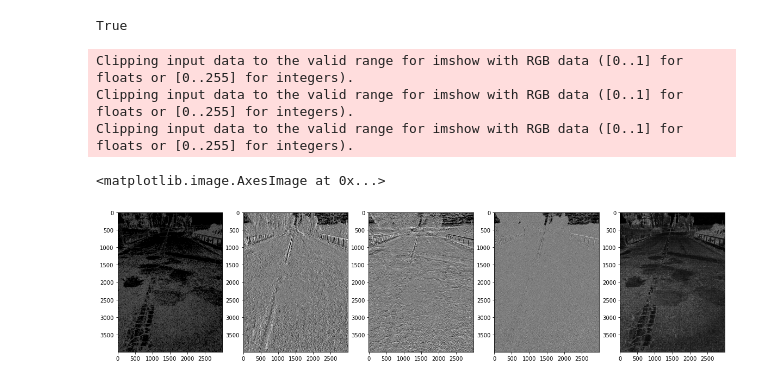
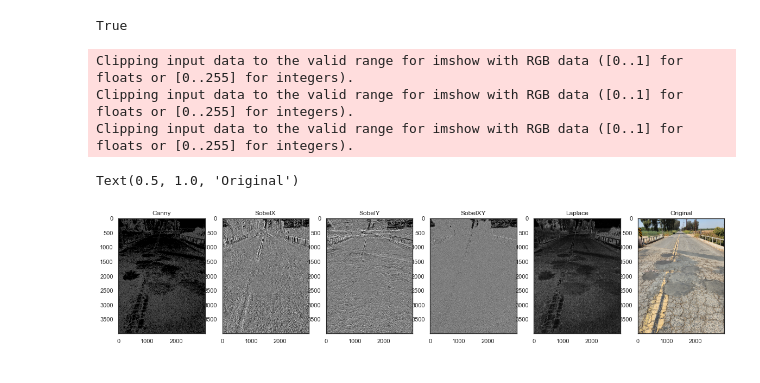
Before and after one commit to itspalomo/bridgeroadinspectiondrone, a Jupyter notebook: image_processing/edge_detection.ipynb, the cells around one changed output. Cells and saved outputs as stored; diff of their text form; code cells hidden in the pictures.

Commit message:
Changed theme and labels to matplotlib output and added original

```diff
--- a/image_processing/edge_detection.ipynb
+++ b/image_processing/edge_detection.ipynb
@@ -7,7 +7,7 @@ import cv2
 import numpy as np
 # %%
 def edgeDetectSobel(path):
-    img = cv2.imread(f'{path}')
+    img = cv2.imread(f'{path}', cv2.IMREAD_COLOR)
 
     # Convert to graycsale
     img_gray = cv2.cvtColor(img, cv2.COLOR_BGR2GRAY)
@@ -25,7 +25,10 @@ def edgeDetectSobel(path):
     edges = cv2.Canny(image=img_blur, threshold1=100, threshold2=200) # Canny Edge Detection
     edges = cv2.cvtColor(edges, cv2.COLOR_BGR2RGB)
 
-    return edges, sobelx, sobely, sobelxy
+    return edges, sobelx, sobely, sobelxy, img
+# %%
+
+sns.set_theme(style="white", palette="pastel")
 # %%
 def edgeDetectLaplace(path):
     ddepth = cv2.CV_16S
@@ -58,23 +61,37 @@ canny = edge[0]
 sobelx = edge[1]
 sobely = edge[2]
 sobelxy = edge[3]
+original = edge[4]
 laplace = edge2
 cv2.imwrite('therm.jpg',edge2)
 # %% [output]
 True
 # %%
 
-f, ax = plt.subplots(1,5)
+f, ax = plt.subplots(1,6)
 f.set_figheight(20)
 f.set_figwidth(20)
+
 ax[0].imshow(canny)
+ax[0].set_title('Canny')
+
 ax[1].imshow(sobelx)
+ax[1].set_title('SobelX')
+
 ax[2].imshow(sobely)
+ax[2].set_title('SobelY')
+
 ax[3].imshow(sobelxy)
+ax[3].set_title('SobelXY')
+
 ax[4].imshow(laplace)
+ax[4].set_title('Laplace')
+
+ax[5].imshow(cv2.cvtColor(original, cv2.COLOR_BGR2RGB))
+ax[5].set_title('Original')
 # %% [output]
 Clipping input data to the valid range for imshow with RGB data ([0..1] for floats or [0..255] for integers).
 Clipping input data to the valid range for imshow with RGB data ([0..1] for floats or [0..255] for integers).
 Clipping input data to the valid range for imshow with RGB data ([0..1] for floats or [0..255] for integers).
-<matplotlib.image.AxesImage at 0x...>
+Text(0.5, 1.0, 'Original')
-[figure, old version]
+[figure, new version]
```
Also changed, not shown: parts of 1 cell of this notebook.
